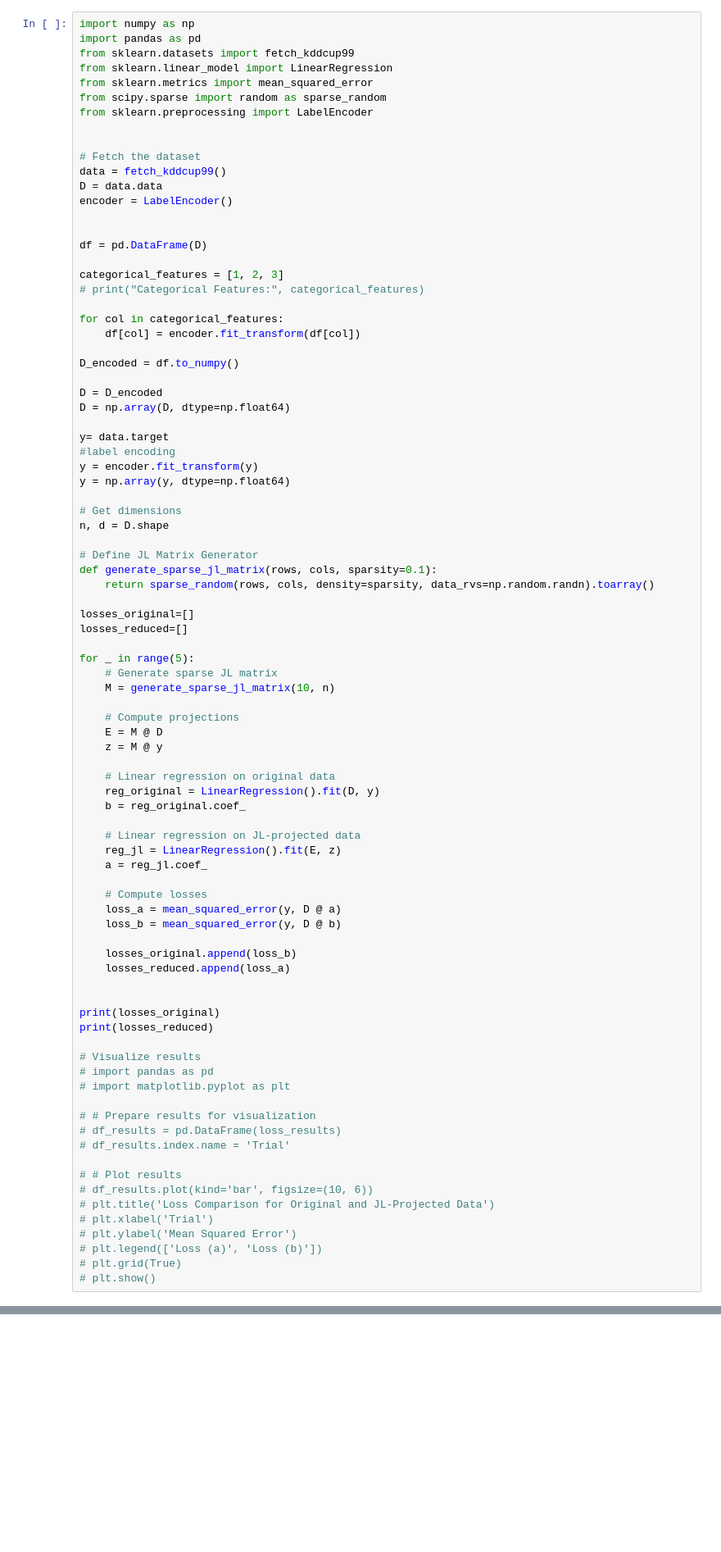
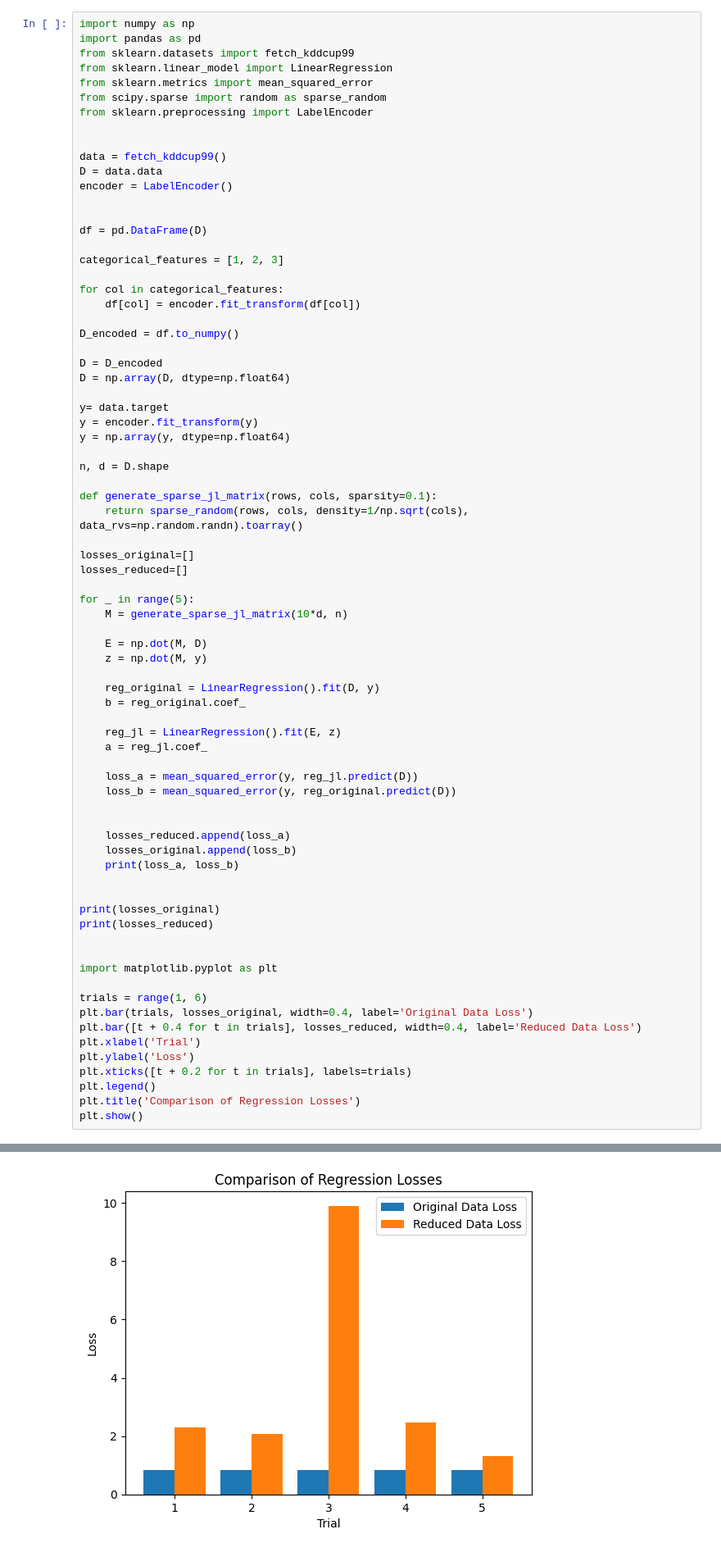
Before and after one commit to himangg/DSC-Assignments, a Jupyter notebook: Assignment_2/question_2.ipynb, the cells around one changed output, grey strips where cells are left out. Shown: that part at 82% size. Cells and saved outputs as stored; diff of their text form; blank space fills up the shorter version.

```diff
--- a/Assignment_2/question_2.ipynb
+++ b/Assignment_2/question_2.ipynb
@@ -108,7 +91,6 @@ from scipy.sparse import random as sparse_random
 from sklearn.preprocessing import LabelEncoder
 
 
-# Fetch the dataset
 data = fetch_kddcup99()
 D = data.data
 encoder = LabelEncoder()
@@ -117,7 +99,6 @@ encoder = LabelEncoder()
 df = pd.DataFrame(D)
 
 categorical_features = [1, 2, 3]
-# print("Categorical Features:", categorical_features)
 
 for col in categorical_features:
     df[col] = encoder.fit_transform(df[col])
@@ -128,61 +109,51 @@ D = D_encoded
 D = np.array(D, dtype=np.float64)
 
 y= data.target
-#label encoding
 y = encoder.fit_transform(y)
 y = np.array(y, dtype=np.float64)
 
-# Get dimensions
 n, d = D.shape
 
-# Define JL Matrix Generator
 def generate_sparse_jl_matrix(rows, cols, sparsity=0.1):
-    return sparse_random(rows, cols, density=sparsity, data_rvs=np.random.randn).toarray()
+    return sparse_random(rows, cols, density=1/np.sqrt(cols), data_rvs=np.random.randn).toarray()
 
 losses_original=[]
 losses_reduced=[]
 
 for _ in range(5):
-    # Generate sparse JL matrix
-    M = generate_sparse_jl_matrix(10, n)
+    M = generate_sparse_jl_matrix(10*d, n)
 
-    # Compute projections
-    E = M @ D
-    z = M @ y
+    E = np.dot(M, D)
+    z = np.dot(M, y)
 
-    # Linear regression on original data
     reg_original = LinearRegression().fit(D, y)
     b = reg_original.coef_
 
-    # Linear regression on JL-projected data
     reg_jl = LinearRegression().fit(E, z)
     a = reg_jl.coef_
 
-    # Compute losses
-    loss_a = mean_squared_error(y, D @ a)
-    loss_b = mean_squared_error(y, D @ b)
+    loss_a = mean_squared_error(y, reg_jl.predict(D))
+    loss_b = mean_squared_error(y, reg_original.predict(D))
 
+
+    losses_reduced.append(loss_a)
     losses_original.append(loss_b)
-    losses_reduced.append(loss_a)
+    print(loss_a, loss_b)
 
 
 print(losses_original)
 print(losses_reduced)
 
-# Visualize results
-# import pandas as pd
-# import matplotlib.pyplot as plt
 
-# # Prepare results for visualization
-# df_results = pd.DataFrame(loss_results)
-# df_results.index.name = 'Trial'
+import matplotlib.pyplot as plt
 
-# # Plot results
-# df_results.plot(kind='bar', figsize=(10, 6))
-# plt.title('Loss Comparison for Original and JL-Projected Data')
-# plt.xlabel('Trial')
-# plt.ylabel('Mean Squared Error')
-# plt.legend(['Loss (a)', 'Loss (b)'])
-# plt.grid(True)
-# plt.show()
+trials = range(1, 6)
+plt.bar(trials, losses_original, width=0.4, label='Original Data Loss')
+plt.bar([t + 0.4 for t in trials], losses_reduced, width=0.4, label='Reduced Data Loss')
+plt.xlabel('Trial')
+plt.ylabel('Loss')
+plt.xticks([t + 0.2 for t in trials], labels=trials)
+plt.legend()
+plt.title('Comparison of Regression Losses')
+plt.show()
 # %% [output]
@@ -190,0 +167 @@ print(losses_reduced)
+[figure, added]
```
Also changed, not shown: parts of 2 cells of this notebook, 4 other files.
